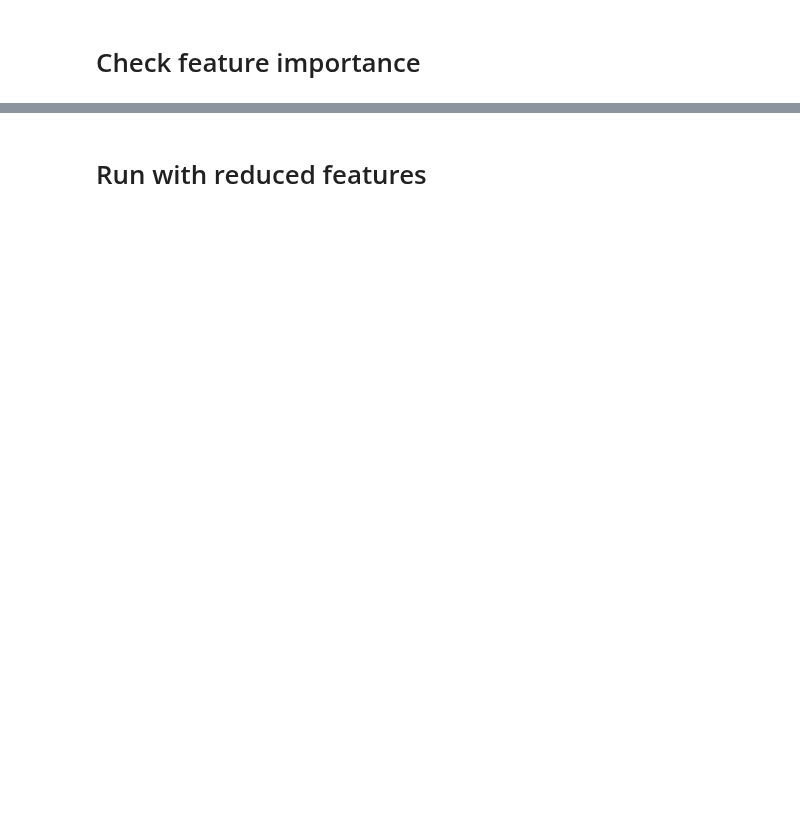
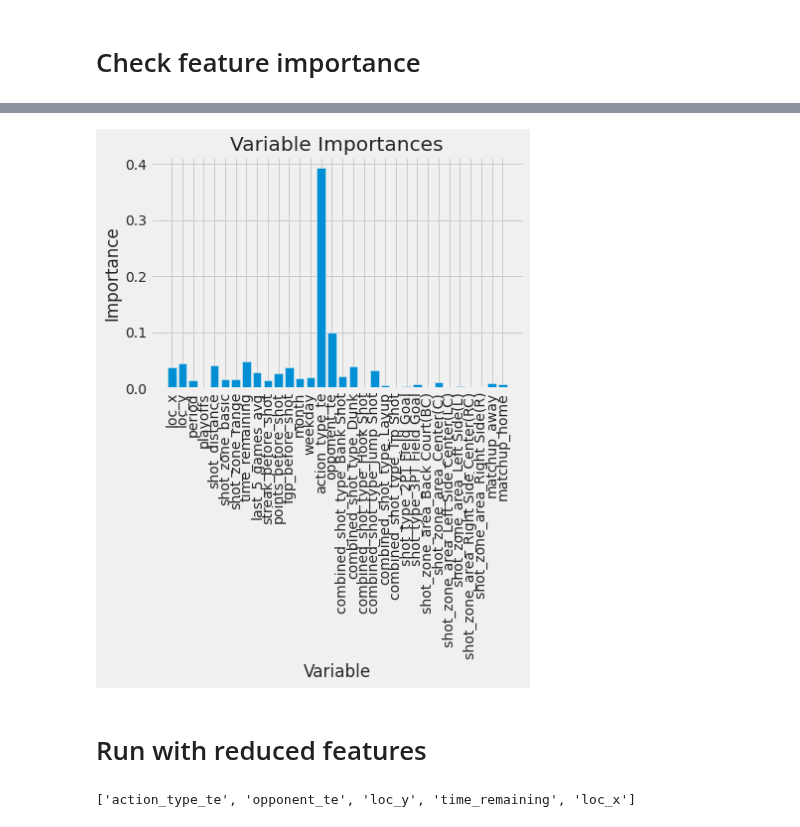
Before and after one commit to mitirmizi/koby-bryant-shot-selection, a Jupyter notebook: src/5-random-forresst.ipynb, the cells around one changed output, grey strips where cells are left out. Cells and saved outputs as stored; diff of their text form; code cells hidden in the pictures; blank space fills up the shorter version.

```diff
--- a/src/5-random-forresst.ipynb
+++ b/src/5-random-forresst.ipynb
@@ -215,0 +234,6 @@ array([[208,  26],
+# %%
+# Get numerical feature importances
+importances = list(model_rf4_gs.feature_importances_)# List of tuples with variable and importance
+feature_importances = [(feature, round(importance, 2)) for feature, importance in zip(list(x_train.columns), importances)]# Sort the feature importances by most important first
+feature_importances = sorted(feature_importances, key = lambda x: x[1], reverse = True)# Print out the feature and importances
+[print('Variable: {:20} Importance: {}'.format(*pair)) for pair in feature_importances];
@@ -216,2 +258,11 @@ array([[208,  26],
+# %%
+# Set the style
+plt.style.use('fivethirtyeight')# list of x locations for plotting
+x_values = list(range(len(importances)))# Make a bar chart
+plt.bar(x_values, importances, orientation = 'vertical')# Tick labels for x axis
+plt.xticks(x_values, list(x_train.columns), rotation='vertical')# Axis labels and title
+plt.ylabel('Importance'); plt.xlabel('Variable'); plt.title('Variable Importances');
+# %% [output]
+[figure, added]
 # %% [markdown]
 # Run with reduced features
@@ -217,0 +271,4 @@ array([[208,  26],
+# %%
+top_features
+# %% [output]
+['action_type_te', 'opponent_te', 'loc_y', 'time_remaining', 'loc_x']
```
Also changed, not shown: parts of 17 cells of this notebook.
